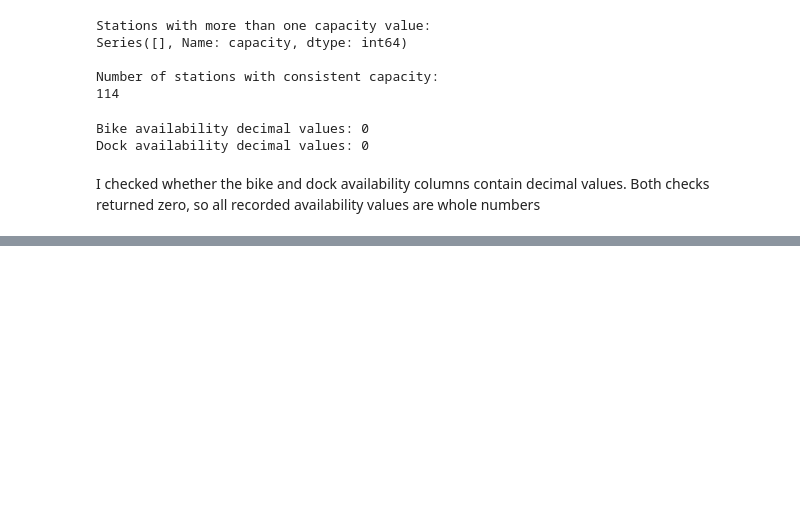
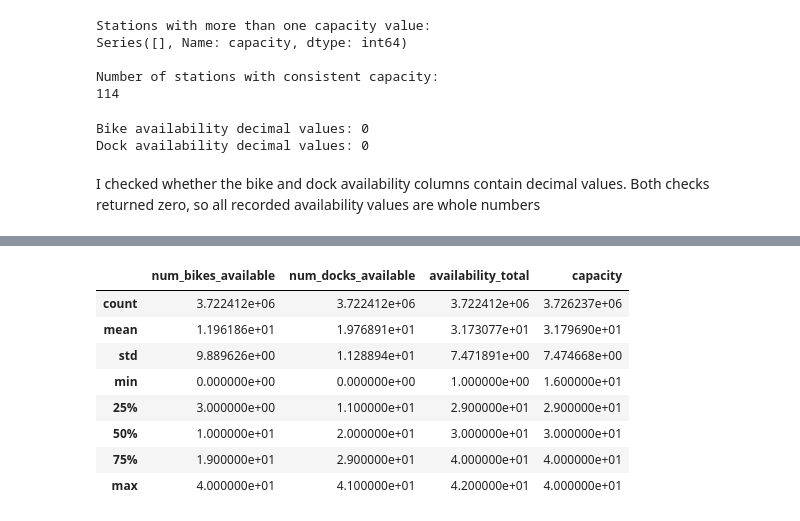
Before and after one commit to 2026248-bit/CA1MLB--2026248-, a Jupyter notebook: Notebook/CA1_MLB.ipynb, the cells around one changed output, grey strips where cells are left out. Saved outputs shown, nothing was run; the diff lists cells and outputs as text; code cells hidden in the pictures; blank space fills up the shorter version.

```diff
--- a/Notebook/CA1_MLB.ipynb
+++ b/Notebook/CA1_MLB.ipynb
@@ -578,0 +583,18 @@ I checked whether the bike and dock availability columns contain decimal values.
+# %%
+# Display summary statistics for the availability columns.
+bikes[[
+    "num_bikes_available",
+    "num_docks_available",
+    "availability_total",
+    "capacity"
+]].describe()
+# %% [output]
+|  | num_bikes_available | num_docks_available | availability_total | capacity |
+| count | 3.722412e+06 | 3.722412e+06 | 3.722412e+06 | 3.726237e+06 |
+| mean | 1.196186e+01 | 1.976891e+01 | 3.173077e+01 | 3.179690e+01 |
+| std | 9.889626e+00 | 1.128894e+01 | 7.471891e+00 | 7.474668e+00 |
+| min | 0.000000e+00 | 0.000000e+00 | 1.000000e+00 | 1.600000e+01 |
+| 25% | 3.000000e+00 | 1.100000e+01 | 2.900000e+01 | 2.900000e+01 |
+| 50% | 1.000000e+01 | 2.000000e+01 | 3.000000e+01 | 3.000000e+01 |
+| 75% | 1.900000e+01 | 2.900000e+01 | 4.000000e+01 | 4.000000e+01 |
+| max | 4.000000e+01 | 4.100000e+01 | 4.200000e+01 | 4.000000e+01 |
```
Also changed, not shown: parts of 7 cells of this notebook.
